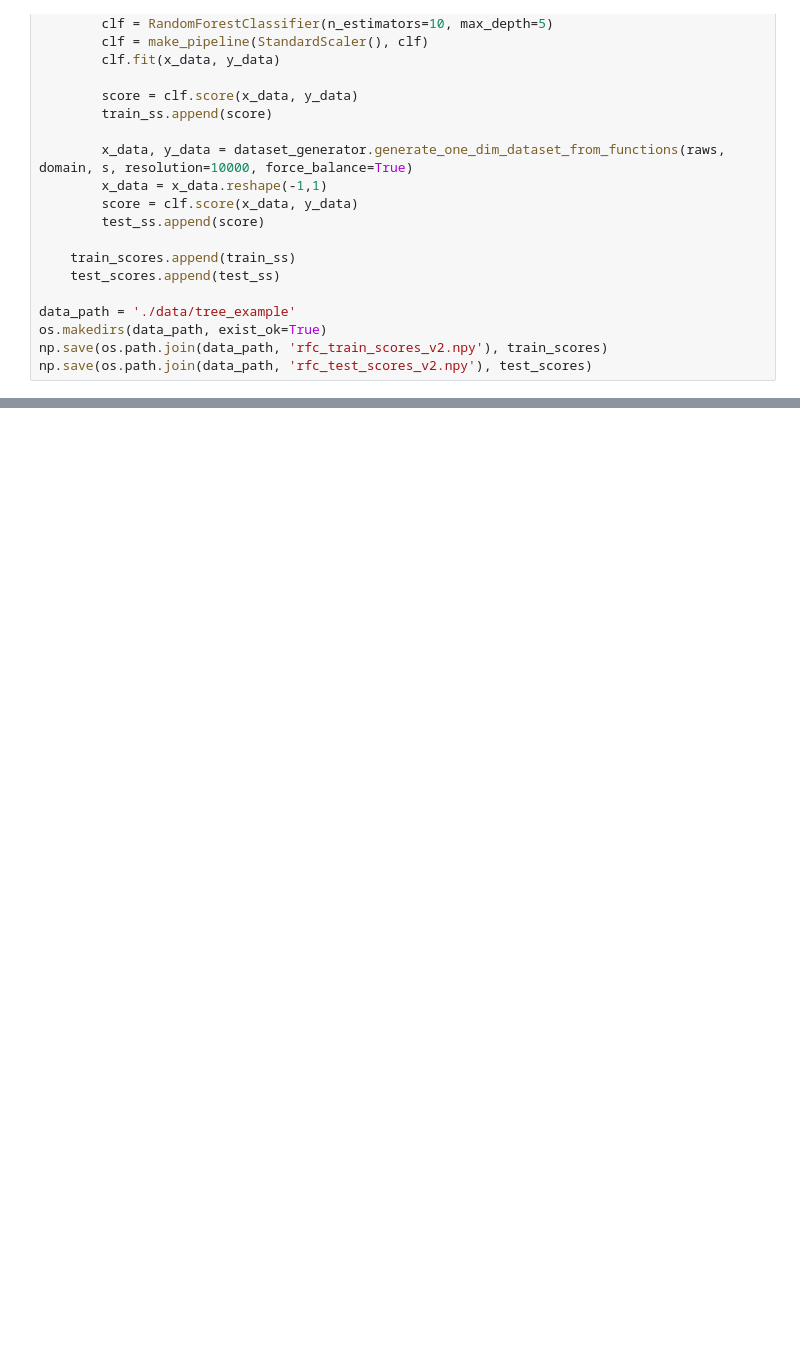
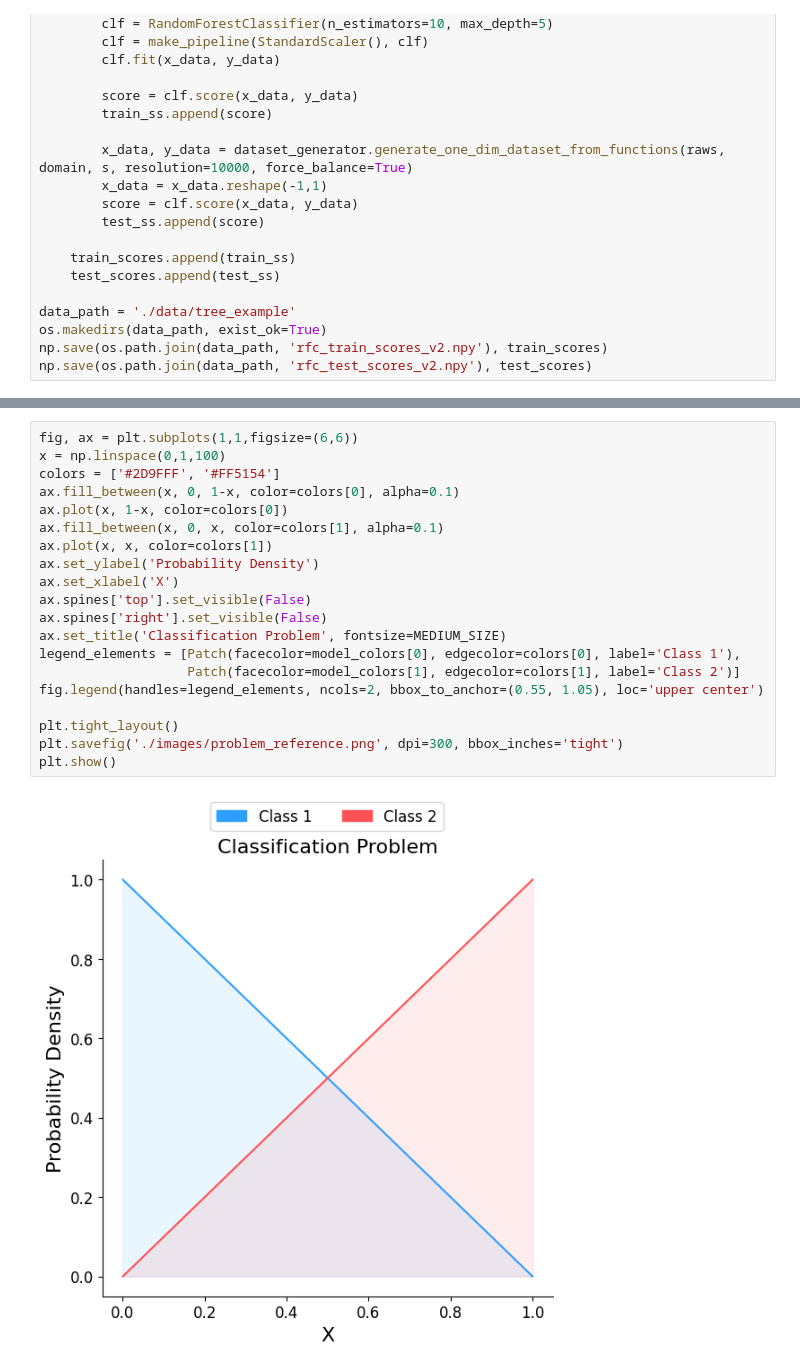
Before and after one commit to Nogarx/the-art-of-misclassification, a Jupyter notebook: figure_why_example.ipynb, the cells around one changed output, grey strips where cells are left out. Saved outputs shown, nothing was run; the diff lists cells and outputs as text; blank space fills up the shorter version.

```diff
--- a/figure_why_example.ipynb
+++ b/figure_why_example.ipynb
@@ -210,0 +457,22 @@ plt.show()
+# %%
+fig, ax = plt.subplots(1,1,figsize=(6,6))
+x = np.linspace(0,1,100)
+colors = ['#2D9FFF', '#FF5154']
+ax.fill_between(x, 0, 1-x, color=colors[0], alpha=0.1)
+ax.plot(x, 1-x, color=colors[0])
+ax.fill_between(x, 0, x, color=colors[1], alpha=0.1)
+ax.plot(x, x, color=colors[1])
+ax.set_ylabel('Probability Density')
+ax.set_xlabel('X')
+ax.spines['top'].set_visible(False)
+ax.spines['right'].set_visible(False)
+ax.set_title('Classification Problem', fontsize=MEDIUM_SIZE)
+legend_elements = [Patch(facecolor=model_colors[0], edgecolor=colors[0], label='Class 1'),
+                   Patch(facecolor=model_colors[1], edgecolor=colors[1], label='Class 2')]
+fig.legend(handles=legend_elements, ncols=2, bbox_to_anchor=(0.55, 1.05), loc='upper center')
+
+plt.tight_layout()
+plt.savefig('./images/problem_reference.png', dpi=300, bbox_inches='tight')
+plt.show()
+# %% [output]
+[figure, added]
```
Also changed, not shown: parts of 6 cells of this notebook, 20 other files.
